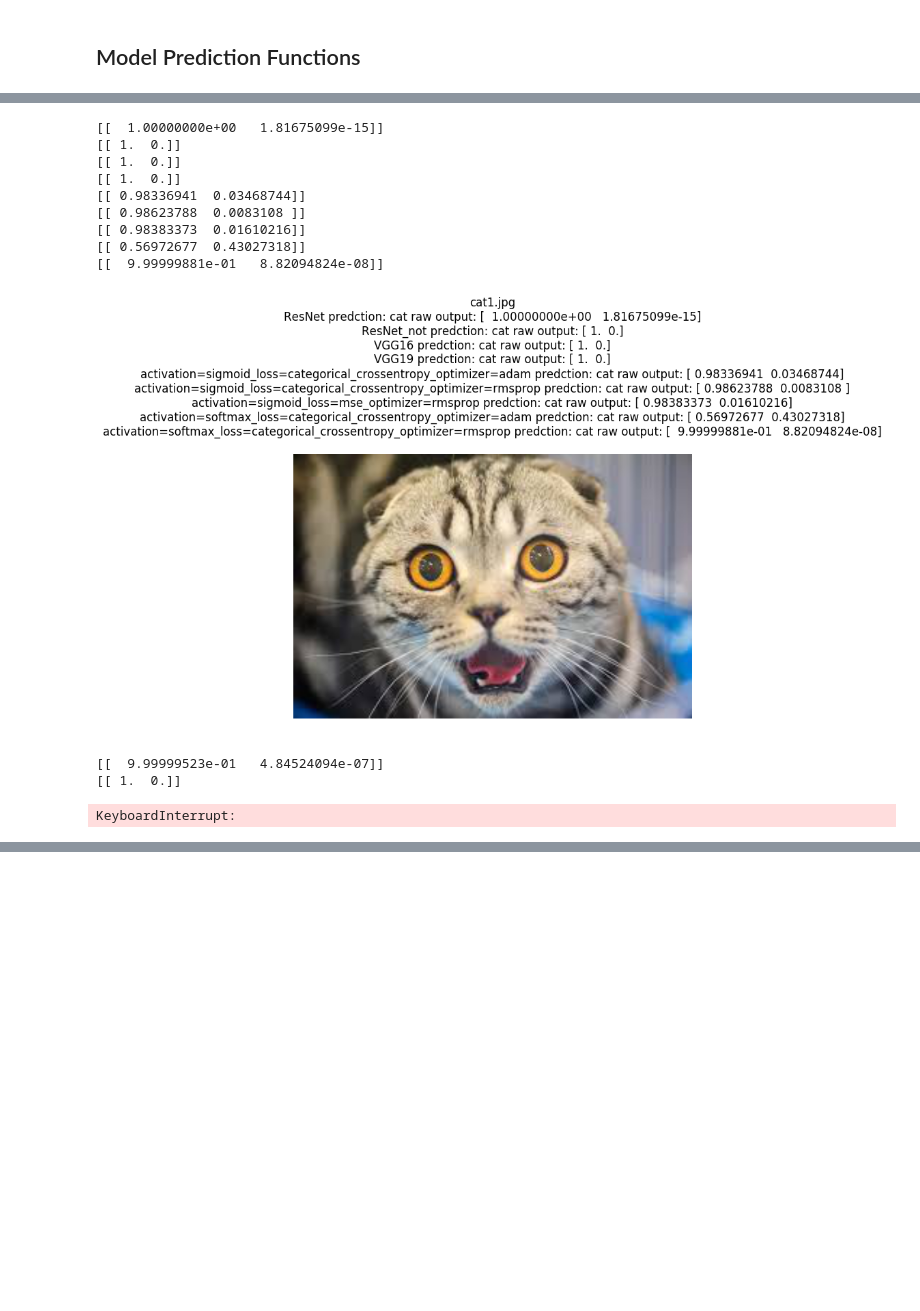
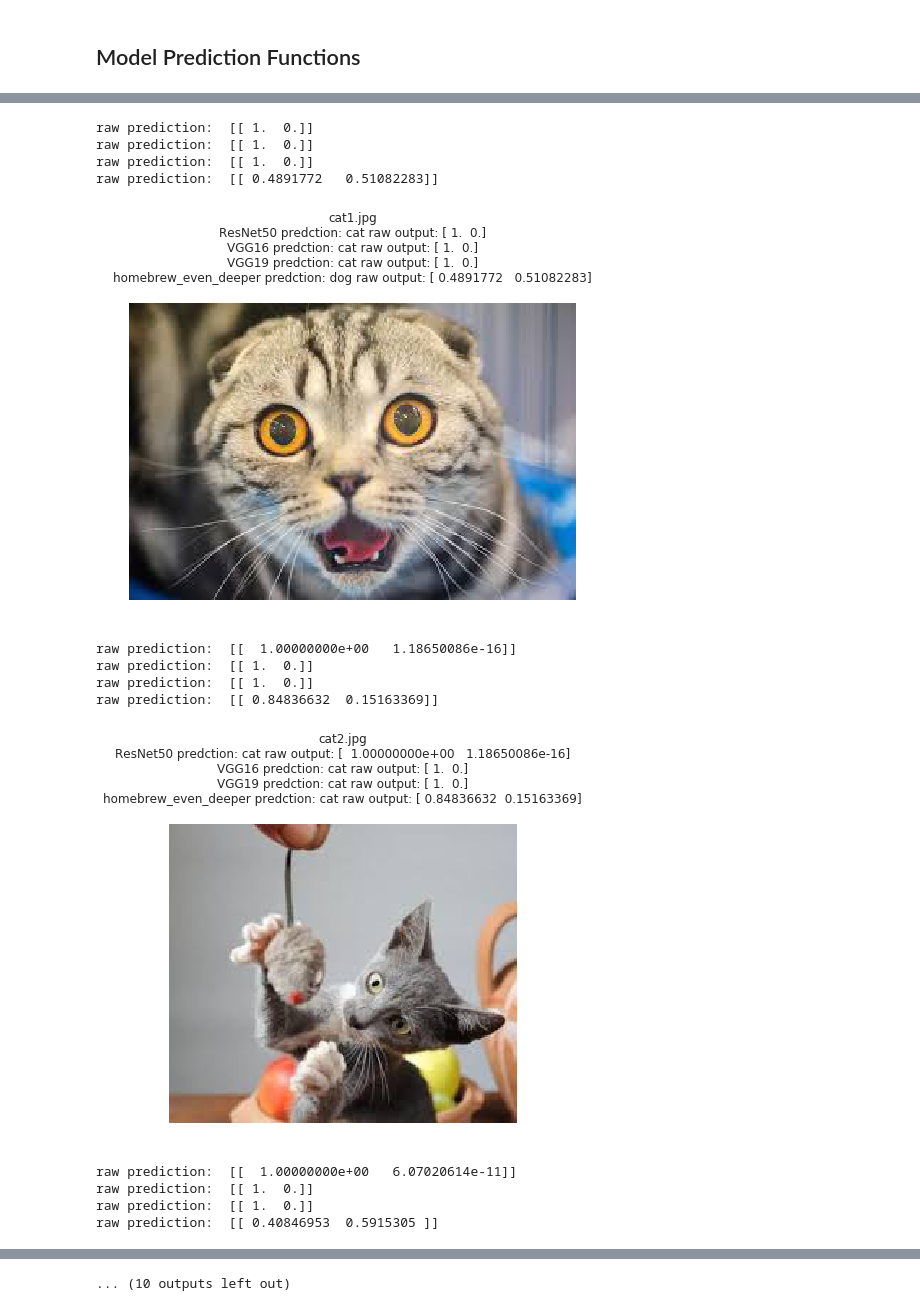
Before and after one commit to zwh42/DogVsCat, a Jupyter notebook: DogVsCatModelPrediction.ipynb, the cells around one changed output, grey strips where cells are left out. Drawn from its saved outputs; the diff is of its cells as text; code cells hidden in the pictures; blank space fills up the shorter version.

Commit message:
add kaggle data prediction

```diff
--- a/DogVsCatModelPrediction.ipynb
+++ b/DogVsCatModelPrediction.ipynb
@@ -27,7 +28,10 @@ ImportError: No module named 'seaborn'
 # %%
 LABEL_LIST = sorted(["dog", "cat"])
 TEST_IMAGE_PATH_LIST = ["./test_image"]
-MODEL_PATH = "./models"
+KAGGLE_TEST_PATH = "./test"
+KAGGLE_TEST_OUTPUT_DIR = "./kaggle_prediction/"
+MODEL_PATH = "./test_models"
+IMAGE_SHAPE = (224, 224, 3)
 # %% [markdown]
 ## Helper Functions
 # %%
@@ -39,7 +43,10 @@ def label_one_hot_encoding(labe_list):
     for i  in range(len(labe_list)):
         one_hot_label_dict[labe_list[i]] = one_hot_encoded_labels[i]
 
-    return one_hot_label_dict
+    #inverse the label -> one-hot enchoding 1 to 1 map, turn list to tuple as the key
+    inverse_one_hot_encoding_dict = {tuple(v): k for k, v in one_hot_label_dict.items()}
+
+    return one_hot_label_dict, inverse_one_hot_encoding_dict
 
 
 def load_samples(DATA_PATH, one_hot_encoding_dict):
@@ -59,7 +66,7 @@ def load_samples(DATA_PATH, one_hot_encoding_dict):
     return samples
 
 
-def resize_image(image, output_shape = (100, 100)):
+def resize_image(image, output_shape = IMAGE_SHAPE):
     """
     resize image to proper shape, the color channel will not be touched
     """
@@ -73,9 +80,13 @@ model_path_list = sorted(glob.glob(os.path.join(MODEL_PATH + '/*.h5')))
 print("models: ", model_path_list)
 
 
-one_hot_encoding_dict = label_one_hot_encoding(LABEL_LIST)
-print("label encoding is done.", one_hot_encoding_dict)
+one_hot_encoding_dict, inverse_one_hot_encoding_dict = label_one_hot_encoding(LABEL_LIST)
+print("label encoding：", one_hot_encoding_dict)
+print("inverse label encoding：", one_hot_encoding_dict)
 
 raw_samples = load_samples(TEST_IMAGE_PATH_LIST, one_hot_encoding_dict)
 print("raw sample loaded.")
+
+model_dict = dict([(path.split("/")[-1].split("\\")[-1].split(".")[0], path)  for path in model_path_list])
+print(model_dict)
 # %% [output]
@@ -89,21 +102,13 @@ raw sample loaded.
 # %% [markdown]
 ## Model Prediction Functions
 # %%
-def predict(model, image, one_hot_encoding_dict):
-    inv_encoding = {tuple(map(int, v)): k for k, v in one_hot_encoding_dict.items()}
+def predict(model, image, inv_encoding):
 
-    image_input_shape = (model.input_shape[1], model.input_shape[2])
-
-    #print(image_input_shape, (image.shape[0], image.shape[1]))
-
-    if (image.shape[0], image.shape[1]) != image_input_shape:
-        image = resize_image(image, image_input_shape)
-
-
+    image = resize_image(image, IMAGE_SHAPE)
     image = np.expand_dims(image, axis=0)
 
     raw_prediction = model.predict(image)
-    print(raw_prediction)
+    print("raw prediction: ", raw_prediction)
     raw_prediction = np.squeeze(raw_prediction)
 
     normalized_prediction = tuple([1 if max(raw_prediction) == i else 0 for i in raw_prediction])
@@ -132,19 +139,18 @@ def predict_and_plot(image_path_list, model_dict, one_hot_encoding_dict):
 # %%
 test_image_path = sorted(glob.glob(os.path.join("./test_image" + '/*.jpg')))
-
-model_dict = dict([(path.split("/")[-1].split("\\")[-1].split(".")[0], path)  for path in model_path_list])
-predict_and_plot(test_image_path, model_dict, one_hot_encoding_dict)
+predict_and_plot(test_image_path, model_dict, inverse_one_hot_encoding_dict)
 # %% [output]
-[[  1.00000000e+00   1.81675099e-15]]
-[[ 1.  0.]]
-[[ 1.  0.]]
-[[ 1.  0.]]
-[[ 0.98336941  0.03468744]]
-[[ 0.98623788  0.0083108 ]]
-[[ 0.98383373  0.01610216]]
-[[ 0.56972677  0.43027318]]
-[[  9.99999881e-01   8.82094824e-08]]
+raw prediction:  [[ 1.  0.]]
+raw prediction:  [[ 1.  0.]]
+raw prediction:  [[ 1.  0.]]
+raw prediction:  [[ 0.4891772   0.51082283]]
-[figure, old version]
+[figure, new version]
-[[  9.99999523e-01   4.84524094e-07]]
-[[ 1.  0.]]
+raw prediction:  [[  1.00000000e+00   1.18650086e-16]]
+raw prediction:  [[ 1.  0.]]
+raw prediction:  [[ 1.  0.]]
+raw prediction:  [[ 0.84836632  0.15163369]]
+[figure, added]
-KeyboardInterrupt:
+raw prediction:  [[  1.00000000e+00   6.07020614e-11]]
+raw prediction:  [[ 1.  0.]]
+raw prediction:  [[ 1.  0.]]
+raw prediction:  [[ 0.40846953  0.5915305 ]]
@@ -150,0 +173 @@ KeyboardInterrupt:
+... (10 outputs left out)
```
Also changed, not shown: parts of 7 cells of this notebook, 11 other files.
